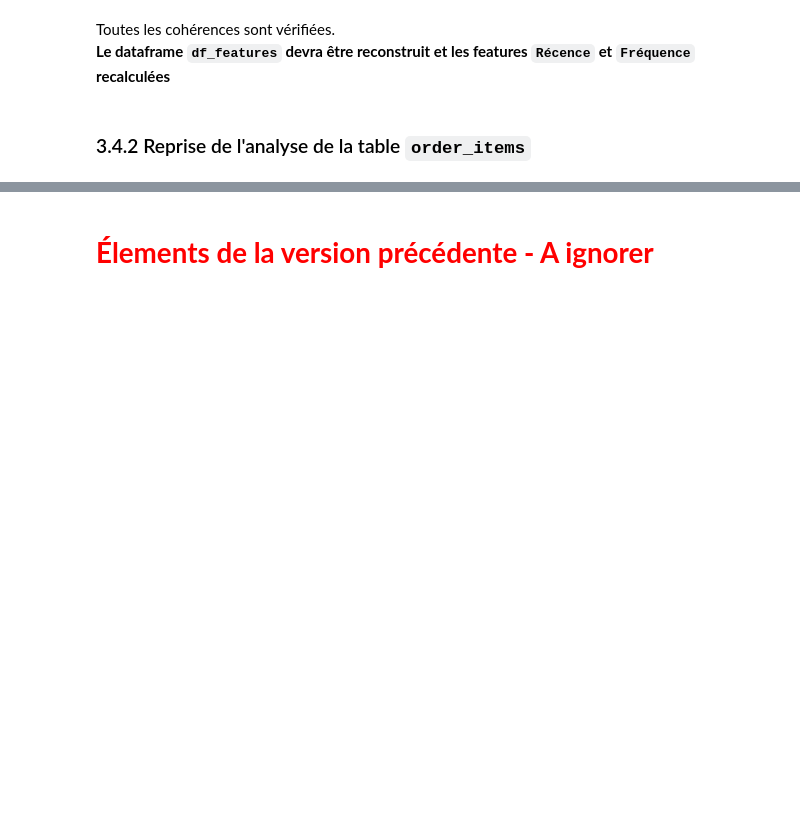
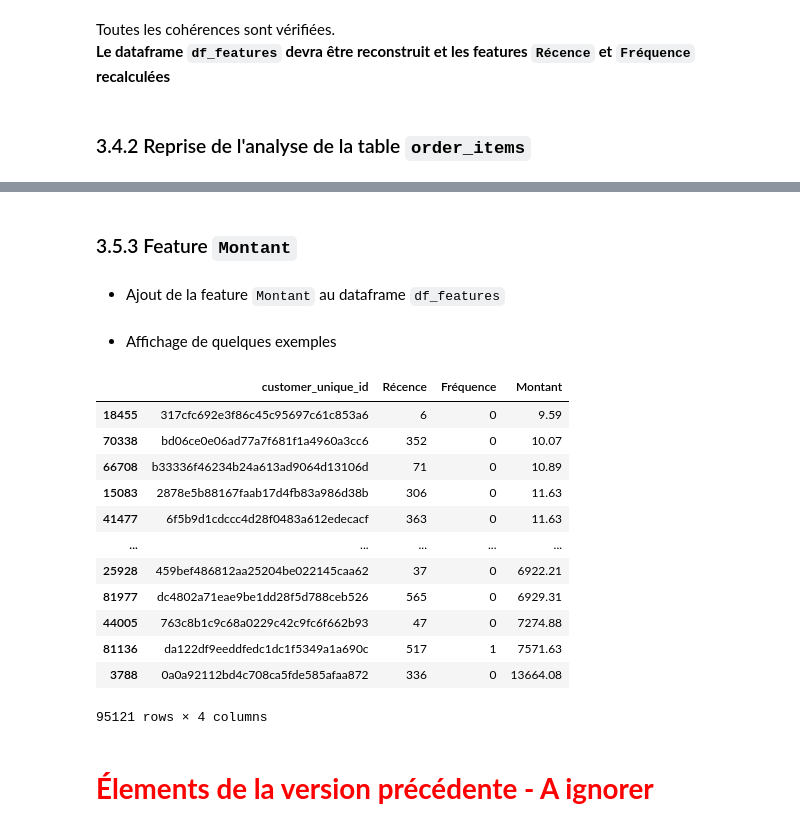
Before and after one commit to Christophe-Aballea/OC_projet5_Segmentez_des_clients_d_un_site_ecommerce, a Jupyter notebook: P05_Notebook2_Feature_ingineering.ipynb, the cells around one changed output, grey strips where cells are left out. Cells and saved outputs as stored; diff of their text form; code cells hidden in the pictures; blank space fills up the shorter version.

```diff
--- a/P05_Notebook2_Feature_ingineering.ipynb
+++ b/P05_Notebook2_Feature_ingineering.ipynb
@@ -979,0 +1190,6 @@ Toutes les cohérences sont vérifiées.
+# %%
+# Ajout du nombre de commandes
+df_features = pd.merge(df_features, df_number_of_orders_by_customer, on='customer_unique_id', how='inner')
+
+# Changement de nom à la colonne 'customer_id' qui contient le nombre de commandes passées
+df_features.rename(columns={'customer_id': 'Fréquence'}, inplace=True)
@@ -979,0 +1198,9 @@ Toutes les cohérences sont vérifiées.
+# %%
+# Masque de séléction des clients ayant passé une seule commande
+only_one_order_mask = df_features['Fréquence'] == 1
+# %%
+# Attribution du score de Fréquence 0 aux clients ayant passé une seule commande
+df_features.loc[only_one_order_mask, 'Fréquence'] = 0
+
+# Attribution du score de Fréquence 1 aux autres clients
+df_features.loc[~only_one_order_mask, 'Fréquence'] = 1
@@ -980,3 +1225,27 @@ Toutes les cohérences sont vérifiées.
+# %% [markdown]
+### 3.5.3 Feature `Montant`
+# %% [markdown]
+* Ajout de la feature `Montant` au dataframe `df_features`
+# %%
+df_features = pd.merge(df_features, df_amount_by_customer, on='customer_unique_id', how='left')
+# %% [markdown]
+* Affichage de quelques exemples
+# %%
+df_features.sort_values('Montant')
+# %% [output]
+|  | customer_unique_id | Récence | Fréquence | Montant |
+| 18455 | 317cfc692e3f86c45c95697c61c853a6 | 6 | 0 | 9.59 |
+| 70338 | bd06ce0e06ad77a7f681f1a4960a3cc6 | 352 | 0 | 10.07 |
+| 66708 | b33336f46234b24a613ad9064d13106d | 71 | 0 | 10.89 |
+| 15083 | 2878e5b88167faab17d4fb83a986d38b | 306 | 0 | 11.63 |
+| 41477 | 6f5b9d1cdccc4d28f0483a612edecacf | 363 | 0 | 11.63 |
+| ... | ... | ... | ... | ... |
+| 25928 | 459bef486812aa25204be022145caa62 | 37 | 0 | 6922.21 |
+| 81977 | dc4802a71eae9be1dd28f5d788ceb526 | 565 | 0 | 6929.31 |
+| 44005 | 763c8b1c9c68a0229c42c9fc6f662b93 | 47 | 0 | 7274.88 |
+| 81136 | da122df9eeddfedc1dc1f5349a1a690c | 517 | 1 | 7571.63 |
+| 3788 | 0a0a92112bd4c708ca5fde585afaa872 | 336 | 0 | 13664.08 |
+95121 rows × 4 columns
 # %% [markdown]
 # <span style="color:red">**Élements de la version précédente - A ignorer**</span>
 # %% [markdown]
```
Also changed, not shown: parts of 41 cells of this notebook.
